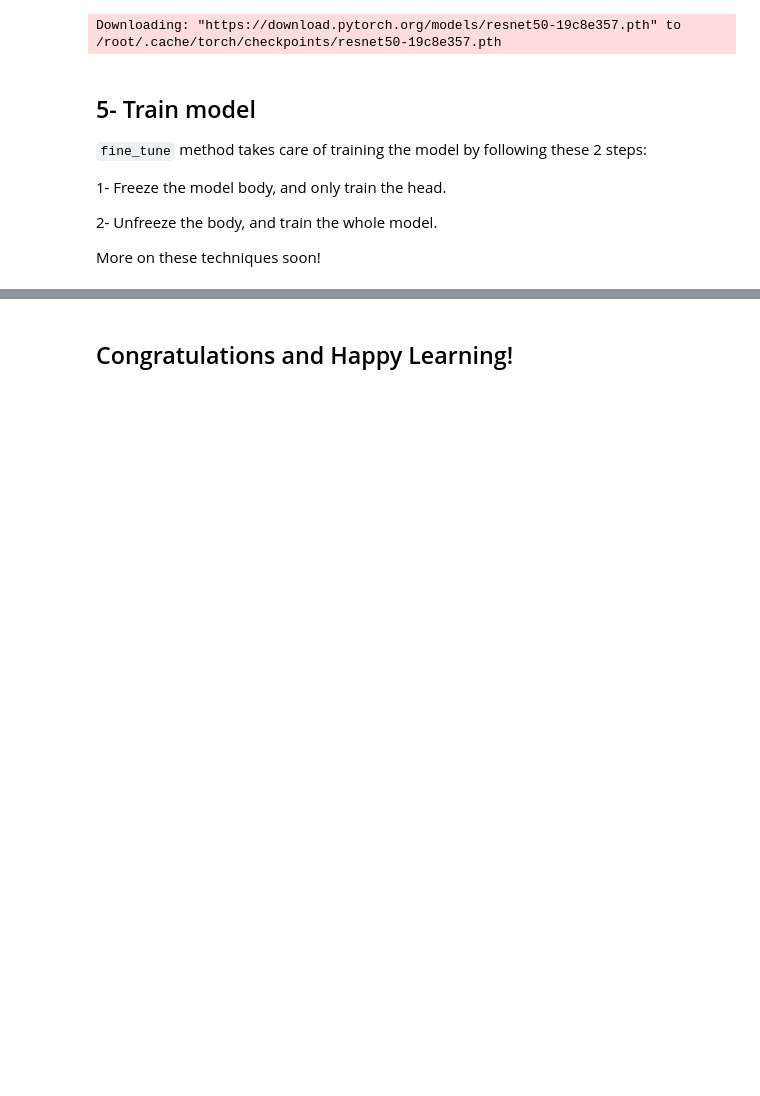
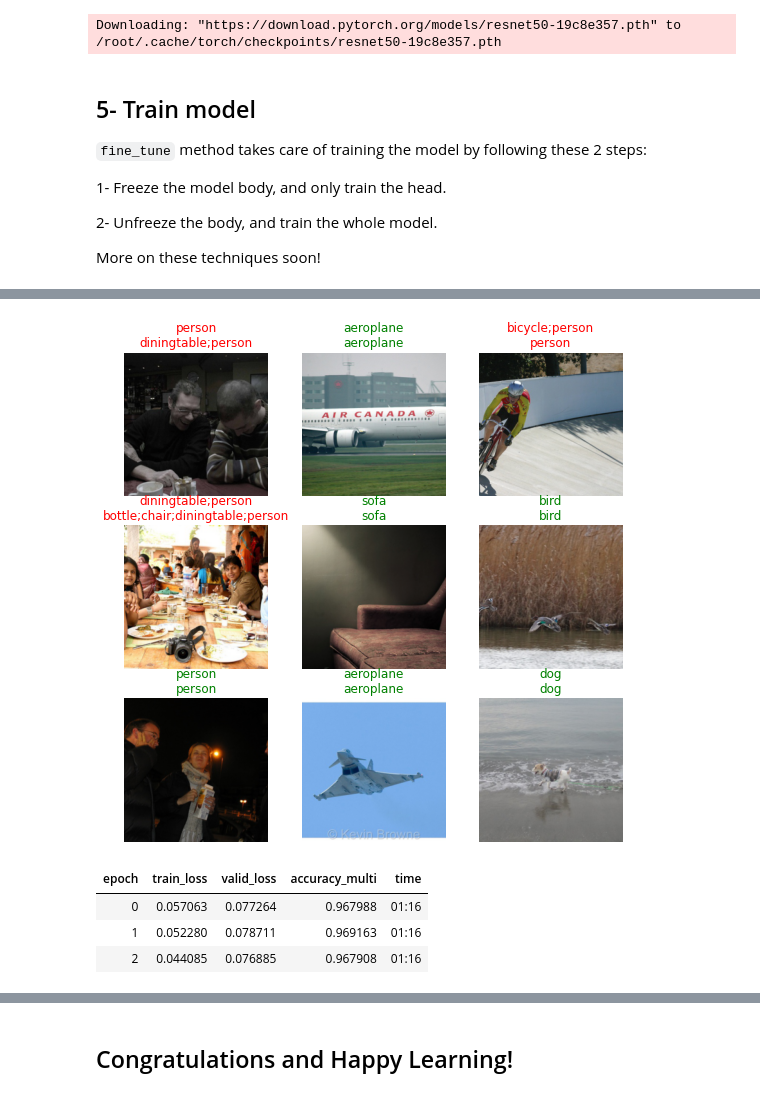
Before and after one commit to ai-fast-track/fastai-visual-guide, a Jupyter notebook: 02_image-classification-multi-label.ipynb, the cells around one changed output, grey strips where cells are left out. Cells and saved outputs as stored; diff of their text form; code cells hidden in the pictures; blank space fills up the shorter version.

Commit message:
trained longer

```diff
--- a/02_image-classification-multi-label.ipynb
+++ b/02_image-classification-multi-label.ipynb
@@ -96,0 +101,3 @@ learn.fine_tune(3, base_lr=3e-3, freeze_epochs=4)
+# %%
+learn.show_results()
+# %% [output]
@@ -96,0 +105,8 @@ learn.fine_tune(3, base_lr=3e-3, freeze_epochs=4)
+[figure, added]
+# %%
+learn.fit_one_cycle(3, lr_max=slice(1e-5,1e-3))
+# %% [output]
+| epoch | train_loss | valid_loss | accuracy_multi | time |
+| 0 | 0.057063 | 0.077264 | 0.967988 | 01:16 |
+| 1 | 0.052280 | 0.078711 | 0.969163 | 01:16 |
+| 2 | 0.044085 | 0.076885 | 0.967908 | 01:16 |
```
Also changed, not shown: parts of 8 cells of this notebook, 1 other file.
